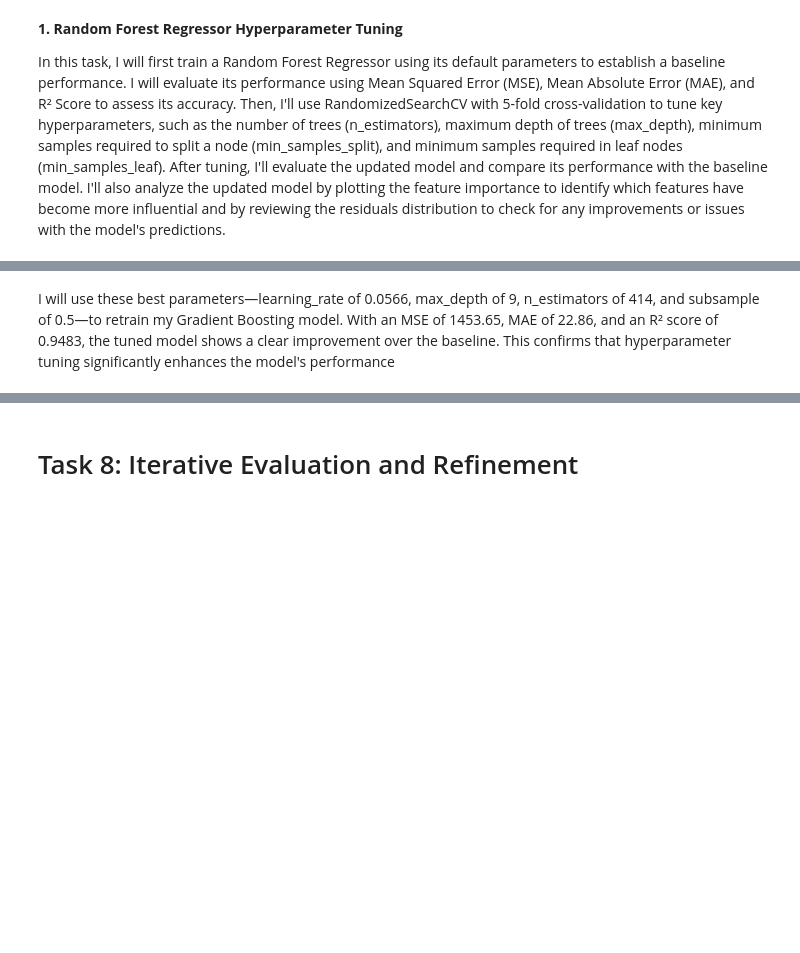
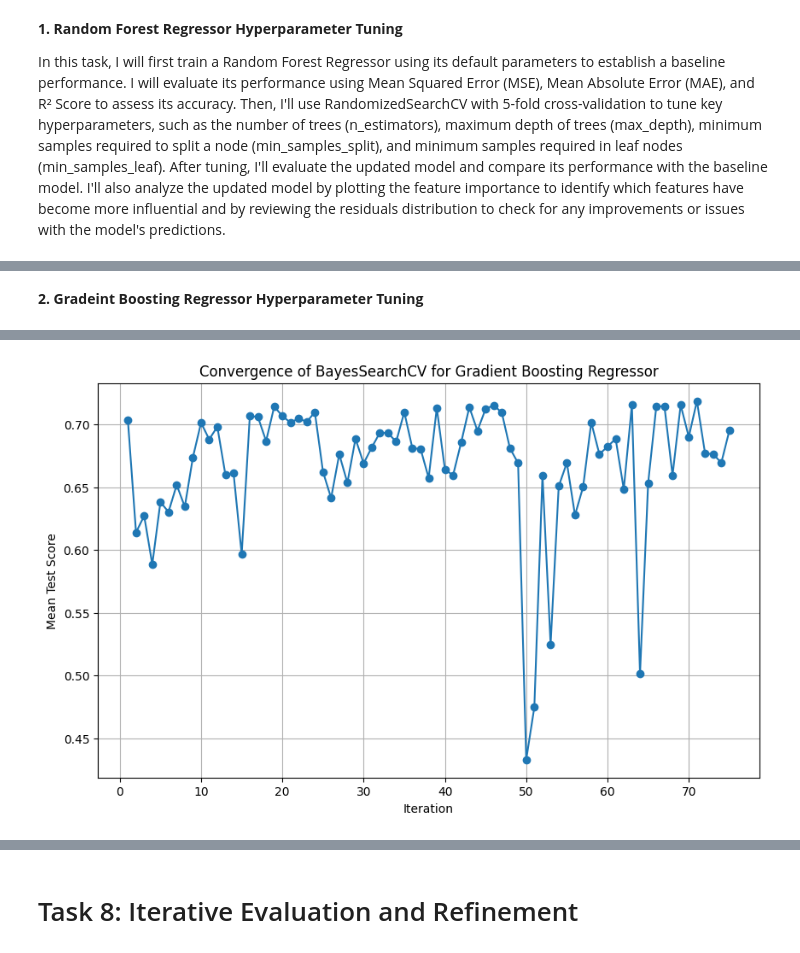
Before and after one commit to lucaskvz/AI-MACHINE-LEARNING-FOUNDATIONS, a Jupyter notebook: assignment_2_Lucas_Van_Zyl.ipynb, the cells around one changed output, grey strips where cells are left out. Saved outputs shown, nothing was run; the diff lists cells and outputs as text; code cells hidden in the pictures; blank space fills up the shorter version.

```diff
--- a/assignment_2_Lucas_Van_Zyl.ipynb
+++ b/assignment_2_Lucas_Van_Zyl.ipynb
@@ -775,25 +854,69 @@ Based on my baseline and subsequent model evaluations, an MSE of 1826 is quite r
+# %% [markdown]
+**2. Gradeint Boosting Regressor Hyperparameter Tuning**
 # %%
-# Hyperparameter tuning for Gradient Boosting
+
+# Define the expanded hyperparameter space for Gradient Boosting Regressor
 param_space_gb = {
     'learning_rate': (0.01, 0.3, 'uniform'),
     'n_estimators': (50, 500),
     'max_depth': (3, 12),
-    'subsample': (0.5, 1.0, 'uniform')
+    'subsample': (0.5, 1.0, 'uniform'),
+    'min_samples_split': (2, 20),
+    'min_samples_leaf': (1, 10),
+    'max_features': ['sqrt', 'log2', None]
 }
-# Set up BayesSearchCV for Gradient Boosting
+
+# Initialize the Gradient Boosting model
 gb_model = GradientBoostingRegressor(random_state=42)
-bayes_search_gb = BayesSearchCV(gb_model, param_space_gb, n_iter=50, cv=5, n_jobs=-1, random_state=42)
+
+# Set up Bayesian search with cross-validation
+bayes_search_gb = BayesSearchCV(
+    estimator=gb_model,
+    search_spaces=param_space_gb,
+    n_iter=75,
+    cv=5,
+    n_jobs=-1,
+    random_state=42,
+    verbose=1
+)
+
 bayes_search_gb.fit(X_train, y_train)
-# Best hyperparameters and model evaluation
+
 best_gb_model = bayes_search_gb.best_estimator_
-y_pred_gb = best_gb_model.predict(X_val)
-# Evaluate the model
-mse_gb = mean_squared_error(y_val, y_pred_gb)
-mae_gb = mean_absolute_error(y_val, y_pred_gb)
-r2_gb = r2_score(y_val, y_pred_gb)
-# Print results
+
+# Evaluate on the training set
+y_train_pred = best_gb_model.predict(X_train)
+mse_train = mean_squared_error(y_train, y_train_pred)
+mae_train = mean_absolute_error(y_train, y_train_pred)
+r2_train = r2_score(y_train, y_train_pred)
+
+# Evaluate on the validation set
+y_val_pred = best_gb_model.predict(X_val)
+mse_val = mean_squared_error(y_val, y_val_pred)
+mae_val = mean_absolute_error(y_val, y_val_pred)
+r2_val = r2_score(y_val, y_val_pred)
+
 print("Best Parameters for Gradient Boosting Regressor:", bayes_search_gb.best_params_)
-print(f"Gradient Boosting - MSE: {mse_gb:.2f}")
-print(f"Gradient Boosting - MAE: {mae_gb:.2f}")
-print(f"Gradient Boosting - R² Score: {r2_gb:.4f}")
+
+print("\n Training Set Performance:")
+print(f"  MSE: {mse_train:.2f}")
+print(f"  MAE: {mae_train:.2f}")
+print(f"  R² Score: {r2_train:.4f}")
+
+print("\n Validation Set Performance:")
+print(f"  MSE: {mse_val:.2f}")
+print(f"  MAE: {mae_val:.2f}")
+print(f"  R² Score: {r2_val:.4f}")
+
+# Manually plot the convergence of the Bayesian optimization process
+mean_scores = bayes_search_gb.cv_results_['mean_test_score']
+iterations = np.arange(1, len(mean_scores) + 1)
+
+plt.figure(figsize=(10, 6))
+plt.plot(iterations, mean_scores, marker='o', linestyle='-')
+plt.xlabel('Iteration')
+plt.ylabel('Mean Test Score')
+plt.title('Convergence of BayesSearchCV for Gradient Boosting Regressor')
+plt.grid(True)
+plt.show()
 # %% [output]
@@ -804,2 +940 @@ Gradient Boosting - R² Score: 0.9483
+[figure, added]
-# %% [markdown]
-I will use these best parameters—learning_rate of 0.0566, max_depth of 9, n_estimators of 414, and subsample of 0.5—to retrain my Gradient Boosting model. With an MSE of 1453.65, MAE of 22.86, and an R² score of 0.9483, the tuned model shows a clear improvement over the baseline. This confirms that hyperparameter tuning significantly enhances the model's performance
```
Also changed, not shown: parts of 64 cells of this notebook.
